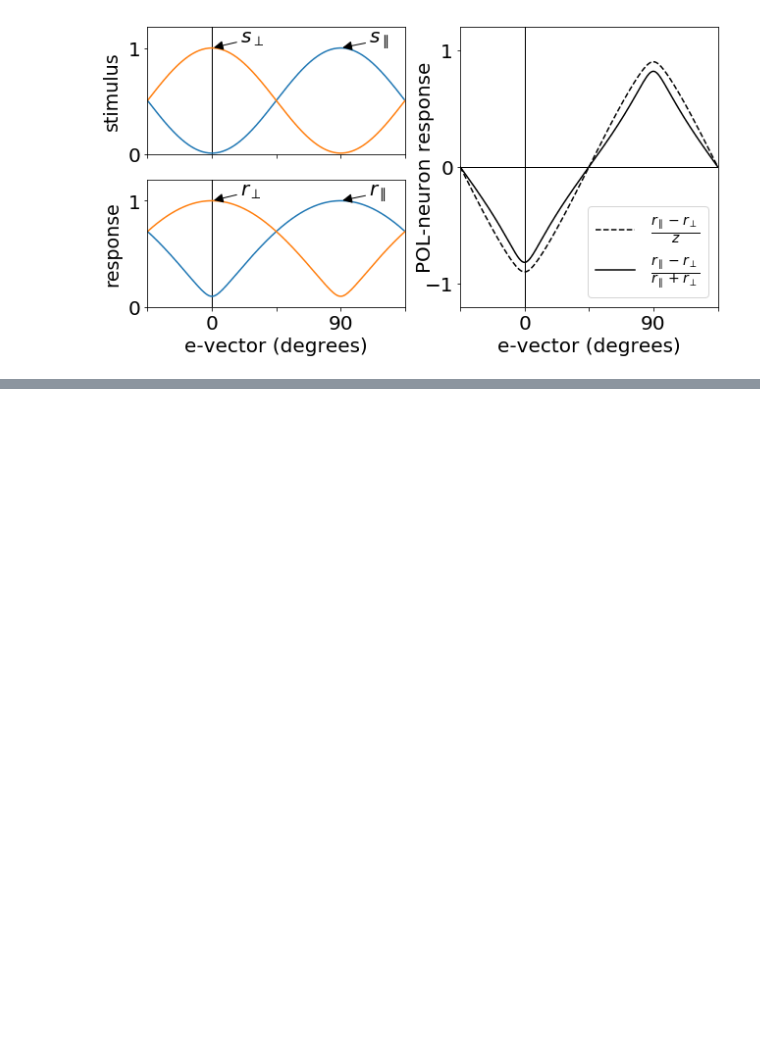
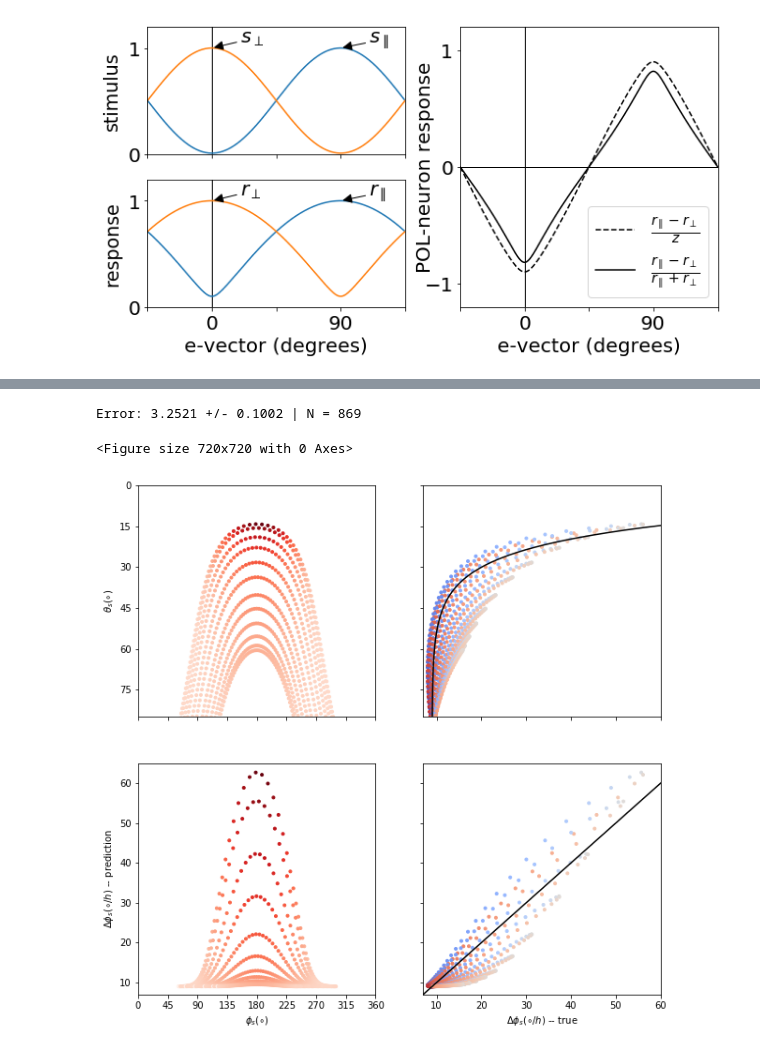
Before and after one commit to InsectRobotics/insectvision, a Jupyter notebook: notebooks/plos.ipynb, the cells around one changed output, grey strips where cells are left out. Drawn from its saved outputs; the diff is of its cells as text; code cells hidden in the pictures; blank space fills up the shorter version.

```diff
--- a/notebooks/plos.ipynb
+++ b/notebooks/plos.ipynb
@@ -78,0 +371,15 @@ plot_pol_neurons_rotating_linear_polariser(
+# %%
+from environment import get_seville_observer
+from notebooks.plots import plot_ephemeris
+
+from datetime import datetime
+
+obs = get_seville_observer()
+obs.date = datetime.strptime("2018-06-21", "%Y-%m-%d")
+
+plt.figure("ephemeris", figsize=(10, 10))
+plot_ephemeris(obs).show()
+# %% [output]
+Error: 3.2521 +/- 0.1002 | N = 869
+<Figure size 720x720 with 0 Axes>
+[figure, added]
```
Also changed, not shown: parts of 7 cells of this notebook, 7 other files.
